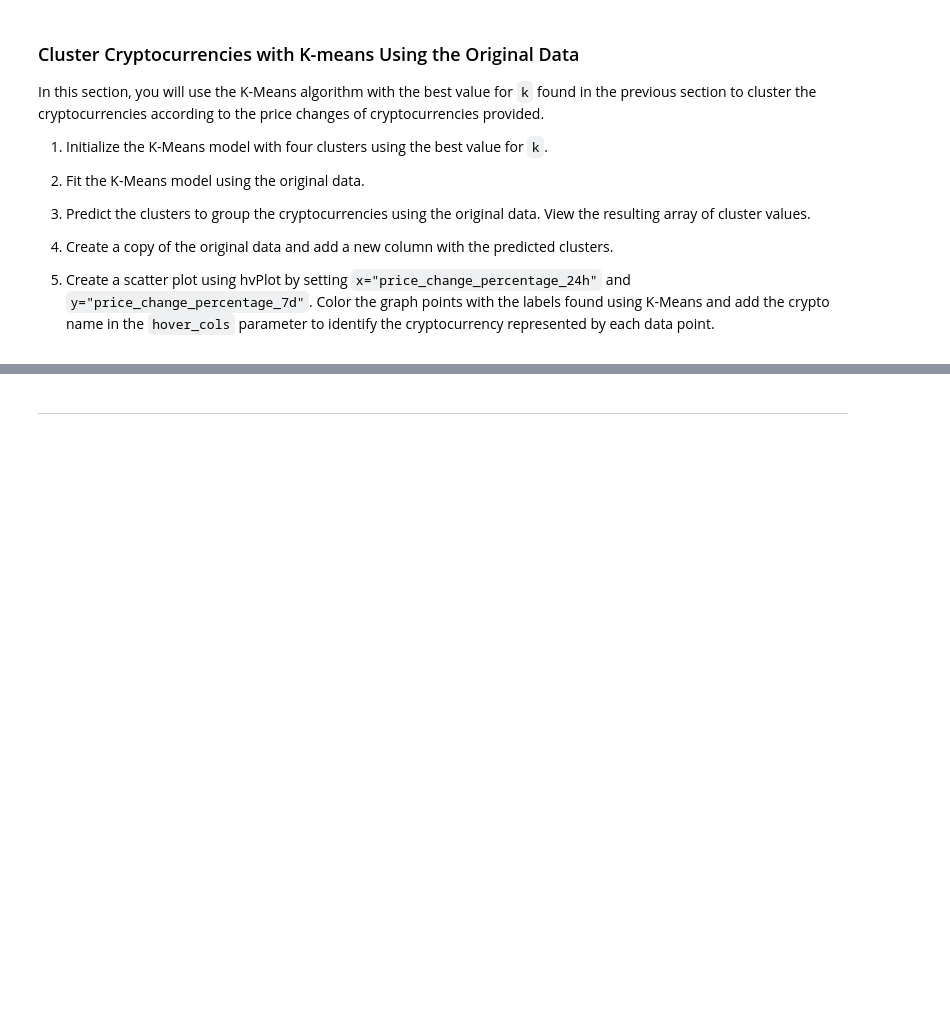
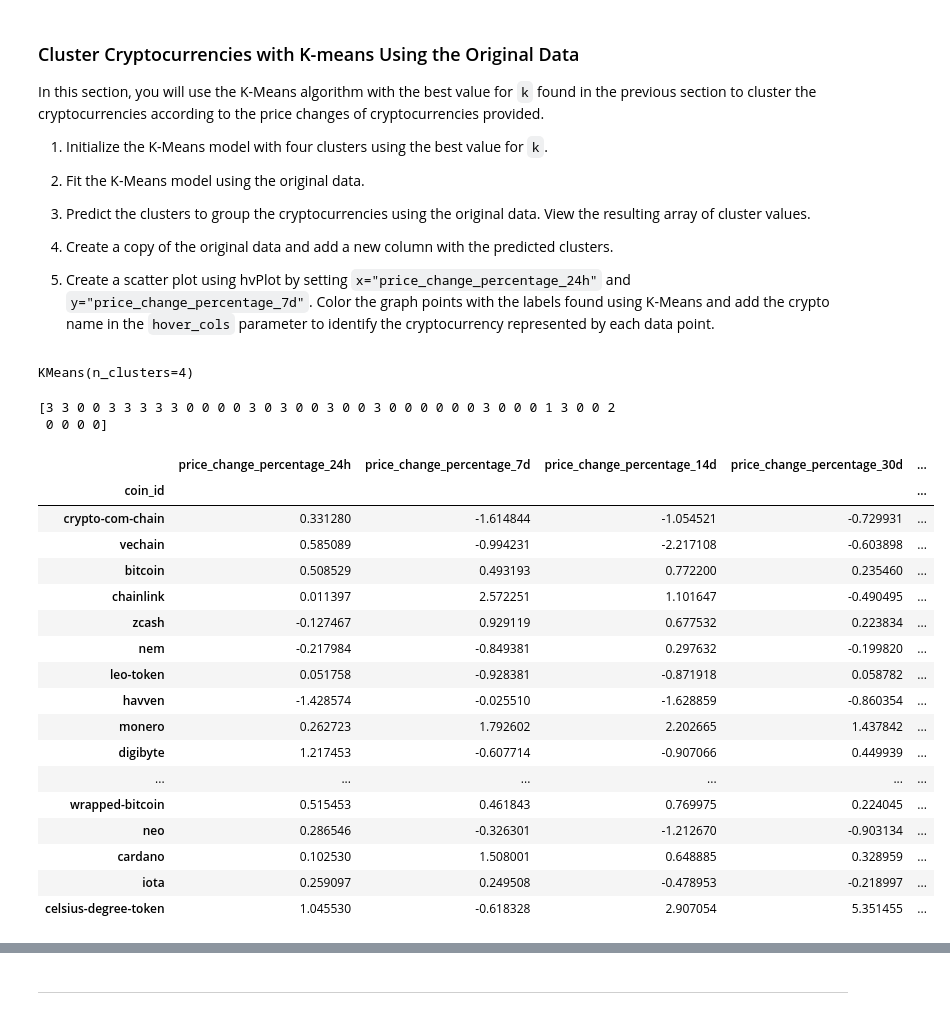
Before and after one commit to SZun/Crypto-Clustering, a Jupyter notebook: crypto_investments.ipynb, the cells around one changed output, grey strips where cells are left out. Drawn from its saved outputs; the diff is of its cells as text; code cells hidden in the pictures; blank space fills up the shorter version.

```diff
--- a/crypto_investments.ipynb
+++ b/crypto_investments.ipynb
@@ -178,25 +178,49 @@ In this section, you will use the K-Means algorithm with the best value for `k`
 5. Create a scatter plot using hvPlot by setting `x="price_change_percentage_24h"` and `y="price_change_percentage_7d"`. Color the graph points with the labels found using K-Means and add the crypto name in the `hover_cols` parameter to identify the cryptocurrency represented by each data point.
 # %%
 # Initialize the K-Means model using the best value for k
-# YOUR CODE HERE!
+model = KMeans(n_clusters=4)
 # %%
 # Fit the K-Means model using the scaled data
-# YOUR CODE HERE!
+model.fit(df_market_data_scaled)
+# %% [output]
+KMeans(n_clusters=4)
 # %%
 # Predict the clusters to group the cryptocurrencies using the scaled data
-# YOUR CODE HERE!
+predicted_clusters = model.predict(df_market_data_scaled)
 
 # View the resulting array of cluster values.
-# YOUR CODE HERE!
+print(predicted_clusters)
+# %% [output]
+[3 3 0 0 3 3 3 3 3 0 0 0 0 3 0 3 0 0 3 0 0 3 0 0 0 0 0 0 3 0 0 0 1 3 0 0 2
+ 0 0 0 0]
 # %%
 # Create a copy of the DataFrame
-# YOUR CODE HERE!
+df_market_data_scaled_copy = df_market_data_scaled.copy()
 # %%
 # Add a new column to the DataFrame with the predicted clusters
-# YOUR CODE HERE!
+df_market_data_scaled_copy['Predicted Clusters'] = predicted_clusters
 
 # Display sample data
-# YOUR CODE HERE!
+df_market_data_scaled_copy.sample(20)
+# %% [output]
+|  | price_change_percentage_24h | price_change_percentage_7d | price_change_percentage_14d | price_change_percentage_30d | ... |
+| coin_id |  |  |  |  | ... |
+| crypto-com-chain | 0.331280 | -1.614844 | -1.054521 | -0.729931 | ... |
+| vechain | 0.585089 | -0.994231 | -2.217108 | -0.603898 | ... |
+| bitcoin | 0.508529 | 0.493193 | 0.772200 | 0.235460 | ... |
+| chainlink | 0.011397 | 2.572251 | 1.101647 | -0.490495 | ... |
+| zcash | -0.127467 | 0.929119 | 0.677532 | 0.223834 | ... |
+| nem | -0.217984 | -0.849381 | 0.297632 | -0.199820 | ... |
+| leo-token | 0.051758 | -0.928381 | -0.871918 | 0.058782 | ... |
+| havven | -1.428574 | -0.025510 | -1.628859 | -0.860354 | ... |
+| monero | 0.262723 | 1.792602 | 2.202665 | 1.437842 | ... |
+| digibyte | 1.217453 | -0.607714 | -0.907066 | 0.449939 | ... |
+| ... | ... | ... | ... | ... | ... |
+| wrapped-bitcoin | 0.515453 | 0.461843 | 0.769975 | 0.224045 | ... |
+| neo | 0.286546 | -0.326301 | -1.212670 | -0.903134 | ... |
+| cardano | 0.102530 | 1.508001 | 0.648885 | 0.328959 | ... |
+| iota | 0.259097 | 0.249508 | -0.478953 | -0.218997 | ... |
+| celsius-degree-token | 1.045530 | -0.618328 | 2.907054 | 5.351455 | ... |
 # %%
 # Create a scatter plot using hvPlot by setting
 # `x="price_change_percentage_24h"` and `y="price_change_percentage_7d"`.
```
Also changed, not shown: parts of 2 cells of this notebook.
